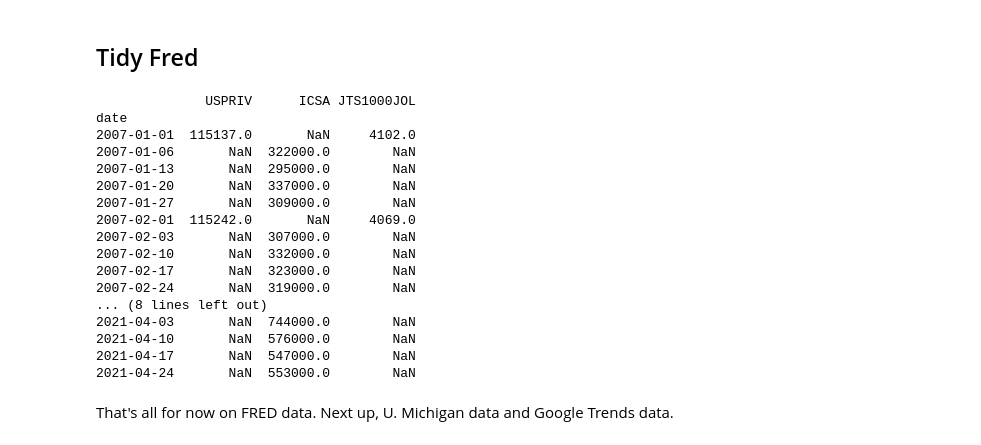
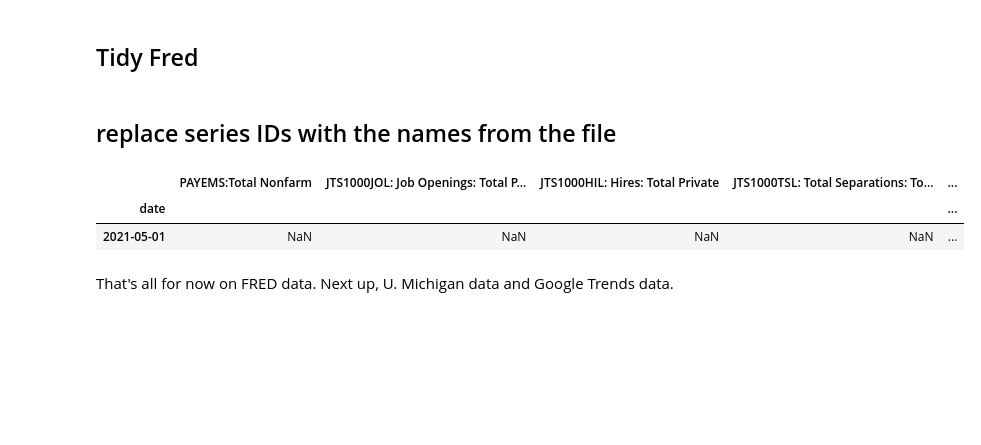
Before and after one commit to jhmuller/job-forecasting, a Jupyter notebook: _notebooks/Part_3_Fred.ipynb, the cells around one changed output. Drawn from its saved outputs; the diff is of its cells as text; code cells hidden in the pictures; blank space fills up the shorter version.

```diff
--- a/_notebooks/Part_3_Fred.ipynb
+++ b/_notebooks/Part_3_Fred.ipynb
@@ -245,25 +270,16 @@ for sid in series_ids:
         tidy_df = tidy_df.merge(x, how="outer", on="date")
 tidy_df.sort_values(by="date", inplace=True)
 tidy_df.set_index("date", inplace=True)
-scols = ["USPRIV", "ICSA", "JTS1000JOL"]
-print(tidy_df[scols].head(10))
-print(tidy_df[scols].tail(10))
-tidy_df.to_csv("./data/tidy_fred.csv")
-# %% [output]
-              USPRIV      ICSA JTS1000JOL
-date
-2007-01-01  115137.0       NaN     4102.0
-2007-01-06       NaN  322000.0        NaN
-2007-01-13       NaN  295000.0        NaN
-2007-01-20       NaN  337000.0        NaN
-2007-01-27       NaN  309000.0        NaN
-2007-02-01  115242.0       NaN     4069.0
-2007-02-03       NaN  307000.0        NaN
-2007-02-10       NaN  332000.0        NaN
-2007-02-17       NaN  323000.0        NaN
-2007-02-24       NaN  319000.0        NaN
-... (8 lines left out)
-2021-04-03       NaN  744000.0        NaN
-2021-04-10       NaN  576000.0        NaN
-2021-04-17       NaN  547000.0        NaN
-2021-04-24       NaN  553000.0        NaN
+# %% [markdown]
+## replace series IDs with the names from the file
+# %%
+rename_dict = {}
+for tup in fred_ids.itertuples():
+  rename_dict[tup.series_id] = tup.series_id + ":" + tup.description
+rename_dict
+tidy_df.rename(columns=rename_dict, inplace=True)
+tidy_df.tail(1)
+# %% [output]
+|  | PAYEMS:Total Nonfarm | JTS1000JOL: Job Openings: Total P... | JTS1000HIL: Hires: Total Private | JTS1000TSL: Total Separations: To... | ... |
+| date |  |  |  |  | ... |
+| 2021-05-01 | NaN | NaN | NaN | NaN | ... |
```
Also changed, not shown: parts of 9 cells of this notebook, 7 other files.
